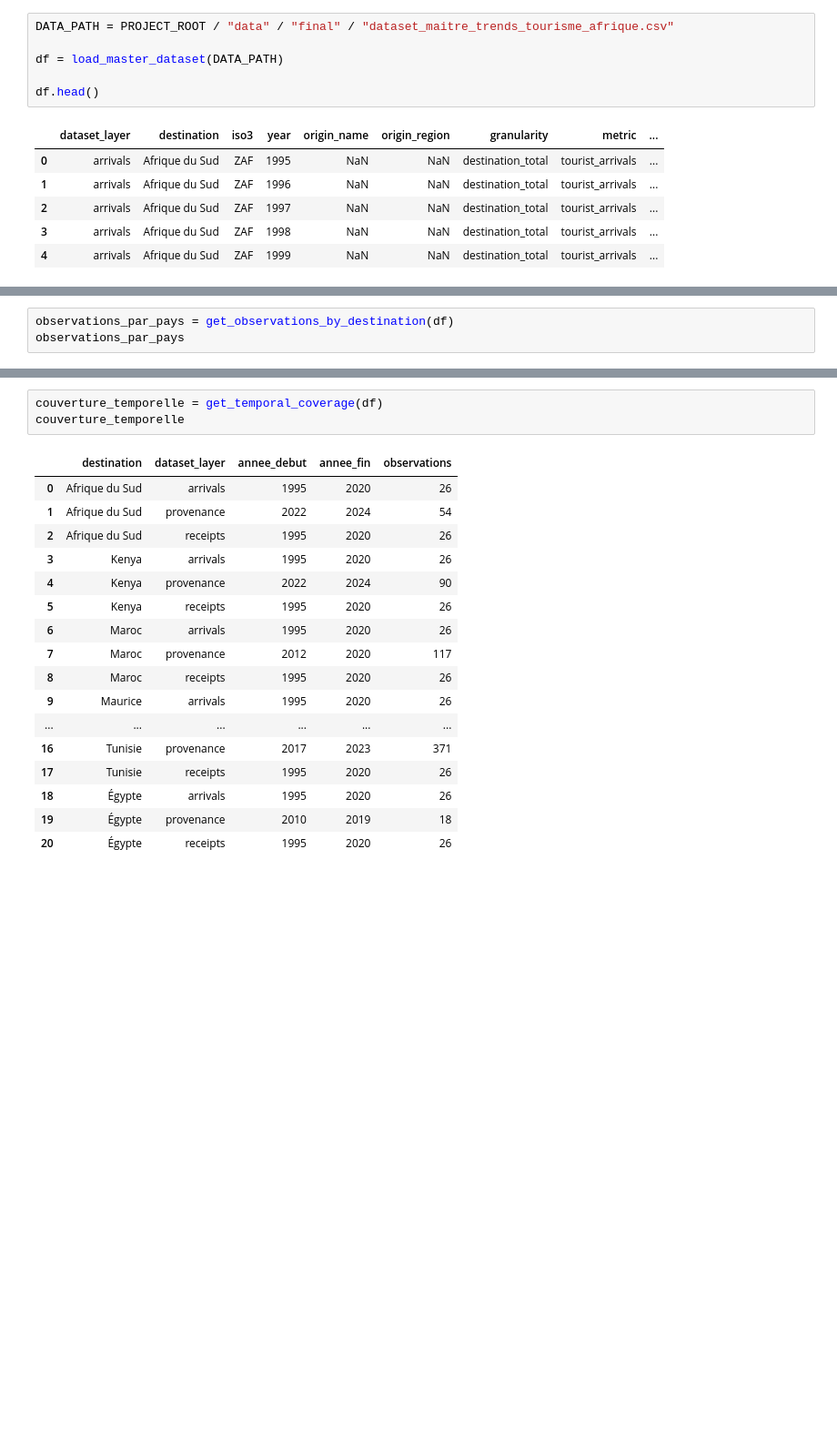
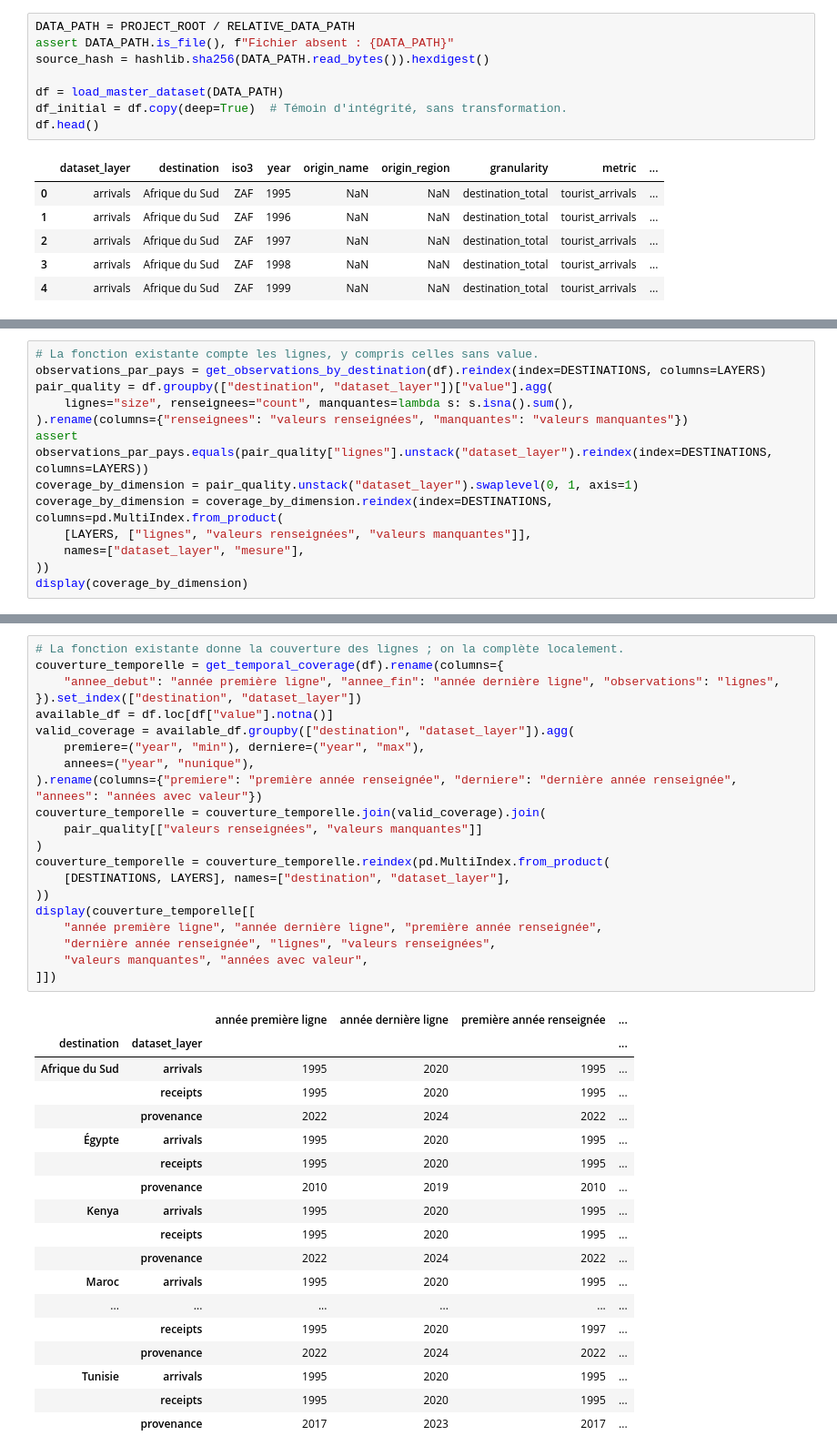
Before and after one commit to DiakiteIsmaila/Trends-Tourisme-Afrique, a Jupyter notebook: notebooks/01_analyse_exploratoire.ipynb, the cells around one changed output, grey strips where cells are left out. Shown at 91% size. Drawn from its saved outputs; the diff is of its cells as text; blank space fills up the shorter version.

Commit message:
feat: restructure EDA data validation sections

```diff
--- a/notebooks/01_analyse_exploratoire.ipynb
+++ b/notebooks/01_analyse_exploratoire.ipynb
@@ -13,10 +66,12 @@ from src.data_processing import (
     get_temporal_coverage,
 )
 # %%
-DATA_PATH = PROJECT_ROOT / "data" / "final" / "dataset_maitre_trends_tourisme_afrique.csv"
+DATA_PATH = PROJECT_ROOT / RELATIVE_DATA_PATH
+assert DATA_PATH.is_file(), f"Fichier absent : {DATA_PATH}"
+source_hash = hashlib.sha256(DATA_PATH.read_bytes()).hexdigest()
 
 df = load_master_dataset(DATA_PATH)
-
+df_initial = df.copy(deep=True)  # Témoin d'intégrité, sans transformation.
 df.head()
 # %% [output]
 |  | dataset_layer | destination | iso3 | year | origin_name | origin_region | granularity | metric | ... |
@@ -100,4 +435,14 @@ Cette distinction est particulièrement importante pour éviter de sous-estimer
 # %%
-observations_par_pays = get_observations_by_destination(df)
-observations_par_pays
+# La fonction existante compte les lignes, y compris celles sans value.
+observations_par_pays = get_observations_by_destination(df).reindex(index=DESTINATIONS, columns=LAYERS)
+pair_quality = df.groupby(["destination", "dataset_layer"])["value"].agg(
+    lignes="size", renseignees="count", manquantes=lambda s: s.isna().sum(),
+).rename(columns={"renseignees": "valeurs renseignées", "manquantes": "valeurs manquantes"})
+assert observations_par_pays.equals(pair_quality["lignes"].unstack("dataset_layer").reindex(index=DESTINATIONS, columns=LAYERS))
+coverage_by_dimension = pair_quality.unstack("dataset_layer").swaplevel(0, 1, axis=1)
+coverage_by_dimension = coverage_by_dimension.reindex(index=DESTINATIONS, columns=pd.MultiIndex.from_product(
+    [LAYERS, ["lignes", "valeurs renseignées", "valeurs manquantes"]],
+    names=["dataset_layer", "mesure"],
+))
+display(coverage_by_dimension)
 # %% [output]
@@ -132,22 +517,41 @@ controle_valeurs
 # %%
-couverture_temporelle = get_temporal_coverage(df)
-couverture_temporelle
+# La fonction existante donne la couverture des lignes ; on la complète localement.
+couverture_temporelle = get_temporal_coverage(df).rename(columns={
+    "annee_debut": "année première ligne", "annee_fin": "année dernière ligne", "observations": "lignes",
+}).set_index(["destination", "dataset_layer"])
+available_df = df.loc[df["value"].notna()]
+valid_coverage = available_df.groupby(["destination", "dataset_layer"]).agg(
+    premiere=("year", "min"), derniere=("year", "max"),
+    annees=("year", "nunique"),
+).rename(columns={"premiere": "première année renseignée", "derniere": "dernière année renseignée", "annees": "années avec valeur"})
+couverture_temporelle = couverture_temporelle.join(valid_coverage).join(
+    pair_quality[["valeurs renseignées", "valeurs manquantes"]]
+)
+couverture_temporelle = couverture_temporelle.reindex(pd.MultiIndex.from_product(
+    [DESTINATIONS, LAYERS], names=["destination", "dataset_layer"],
+))
+display(couverture_temporelle[[
+    "année première ligne", "année dernière ligne", "première année renseignée",
+    "dernière année renseignée", "lignes", "valeurs renseignées",
+    "valeurs manquantes", "années avec valeur",
+]])
 # %% [output]
-|  | destination | dataset_layer | annee_debut | annee_fin | observations |
-| 0 | Afrique du Sud | arrivals | 1995 | 2020 | 26 |
-| 1 | Afrique du Sud | provenance | 2022 | 2024 | 54 |
-| 2 | Afrique du Sud | receipts | 1995 | 2020 | 26 |
-| 3 | Kenya | arrivals | 1995 | 2020 | 26 |
-| 4 | Kenya | provenance | 2022 | 2024 | 90 |
-| 5 | Kenya | receipts | 1995 | 2020 | 26 |
-| 6 | Maroc | arrivals | 1995 | 2020 | 26 |
-| 7 | Maroc | provenance | 2012 | 2020 | 117 |
-| 8 | Maroc | receipts | 1995 | 2020 | 26 |
-| 9 | Maurice | arrivals | 1995 | 2020 | 26 |
+|  |  | année première ligne | année dernière ligne | première année renseignée | ... |
+| destination | dataset_layer |  |  |  | ... |
+| Afrique du Sud | arrivals | 1995 | 2020 | 1995 | ... |
+|  | receipts | 1995 | 2020 | 1995 | ... |
+|  | provenance | 2022 | 2024 | 2022 | ... |
+| Égypte | arrivals | 1995 | 2020 | 1995 | ... |
+|  | receipts | 1995 | 2020 | 1995 | ... |
+|  | provenance | 2010 | 2019 | 2010 | ... |
+| Kenya | arrivals | 1995 | 2020 | 1995 | ... |
+|  | receipts | 1995 | 2020 | 1995 | ... |
+|  | provenance | 2022 | 2024 | 2022 | ... |
+| Maroc | arrivals | 1995 | 2020 | 1995 | ... |
 | ... | ... | ... | ... | ... | ... |
-| 16 | Tunisie | provenance | 2017 | 2023 | 371 |
-| 17 | Tunisie | receipts | 1995 | 2020 | 26 |
-| 18 | Égypte | arrivals | 1995 | 2020 | 26 |
-| 19 | Égypte | provenance | 2010 | 2019 | 18 |
-| 20 | Égypte | receipts | 1995 | 2020 | 26 |
+|  | receipts | 1995 | 2020 | 1997 | ... |
+|  | provenance | 2022 | 2024 | 2022 | ... |
+| Tunisie | arrivals | 1995 | 2020 | 1995 | ... |
+|  | receipts | 1995 | 2020 | 1995 | ... |
+|  | provenance | 2017 | 2023 | 2017 | ... |
 # %% [markdown]
```
Also changed, not shown: parts of 45 cells of this notebook.
